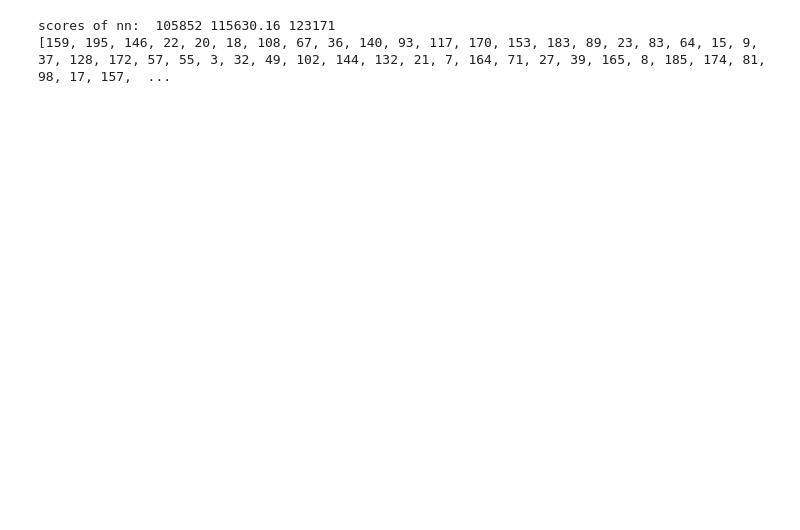
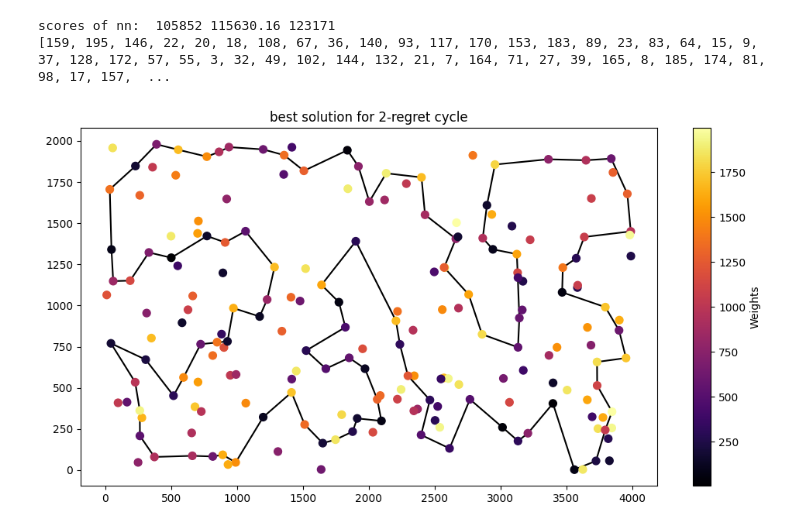
Before and after one commit to krzysztof-m-w/evolutionary_computation, a Jupyter notebook: lab2/ec2.ipynb, the cells around one changed output. Cells and saved outputs as stored; diff of their text form; code cells hidden in the pictures; blank space fills up the shorter version.

```diff
--- a/lab2/ec2.ipynb
+++ b/lab2/ec2.ipynb
@@ -130,19 +180,23 @@ def greedy_2_regret_cycle2(starting_point: int, distance_matrix: np.ndarray, cos
 # %%
 scores_2=[]
 sols_2=[]
 
 for x in range(200):
 
-    solution_2=greedy_2_regret_cycle(x, dist, costs)
+    solution_2=greedy_2_regret_cycle2(x, dist, costs)
     sols_2.append(solution_2)
 
     scores_2.append(score(solution_2, dist, costs))
 
 print('scores of nn: ', min(scores_2), sum(scores_2)/len(scores_2), max(scores_2))
 print(sols_2[scores_2.index(min(scores_2))])
+plot_solution(sols_2[scores_2.index(min(scores_2))], coordinates, costs, 'best solution for 2-regret cycle')
+sol_1=np.array(sols_2[scores_2.index(min(scores_2))])
+pd.DataFrame(sol_1).to_csv('sol_1.csv', header=False, index=False)
 # %% [output]
 scores of nn:  105852 115630.16 123171
 [159, 195, 146, 22, 20, 18, 108, 67, 36, 140, 93, 117, 170, 153, 183, 89, 23, 83, 64, 15, 9, 37, 128, 172, 57, 55, 3, 32, 49, 102, 144, 132, 21, 7, 164, 71, 27, 39, 165, 8, 185, 174, 81, 98, 17, 157,  ...
+[figure, added]
 # %%
 scores_2=[]
 sols_2=[]
```
Also changed, not shown: parts of 12 cells of this notebook.
